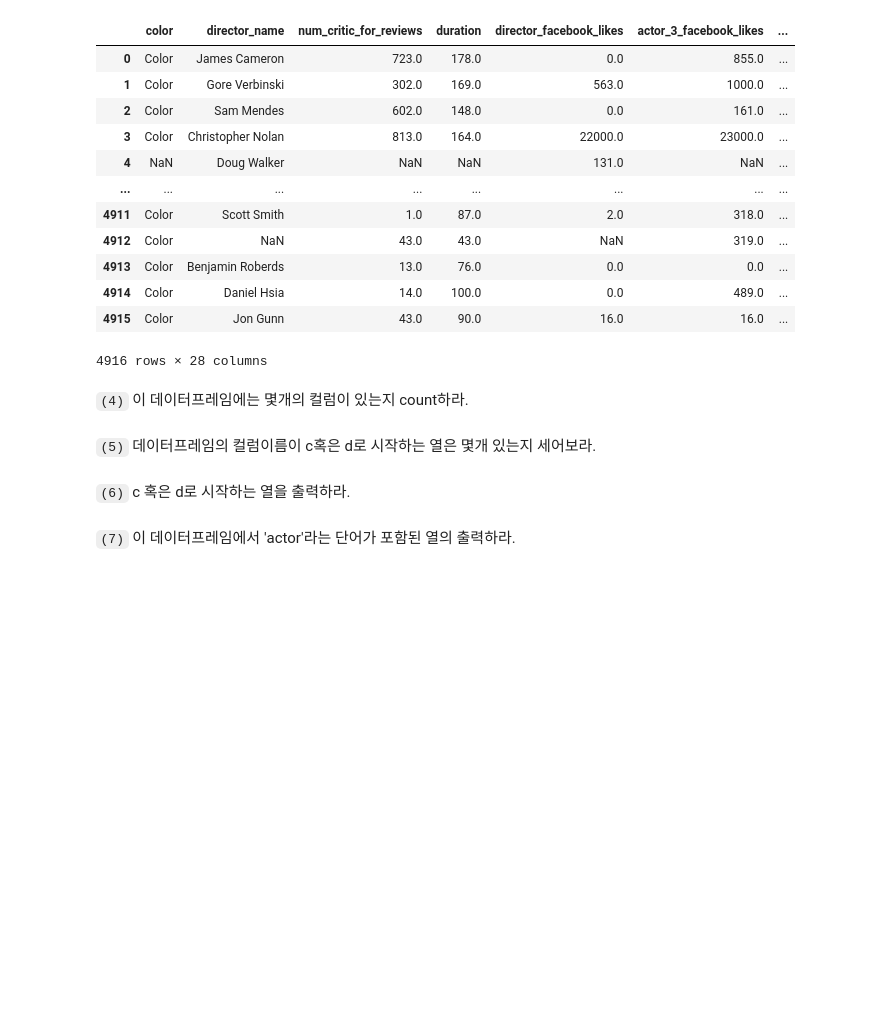
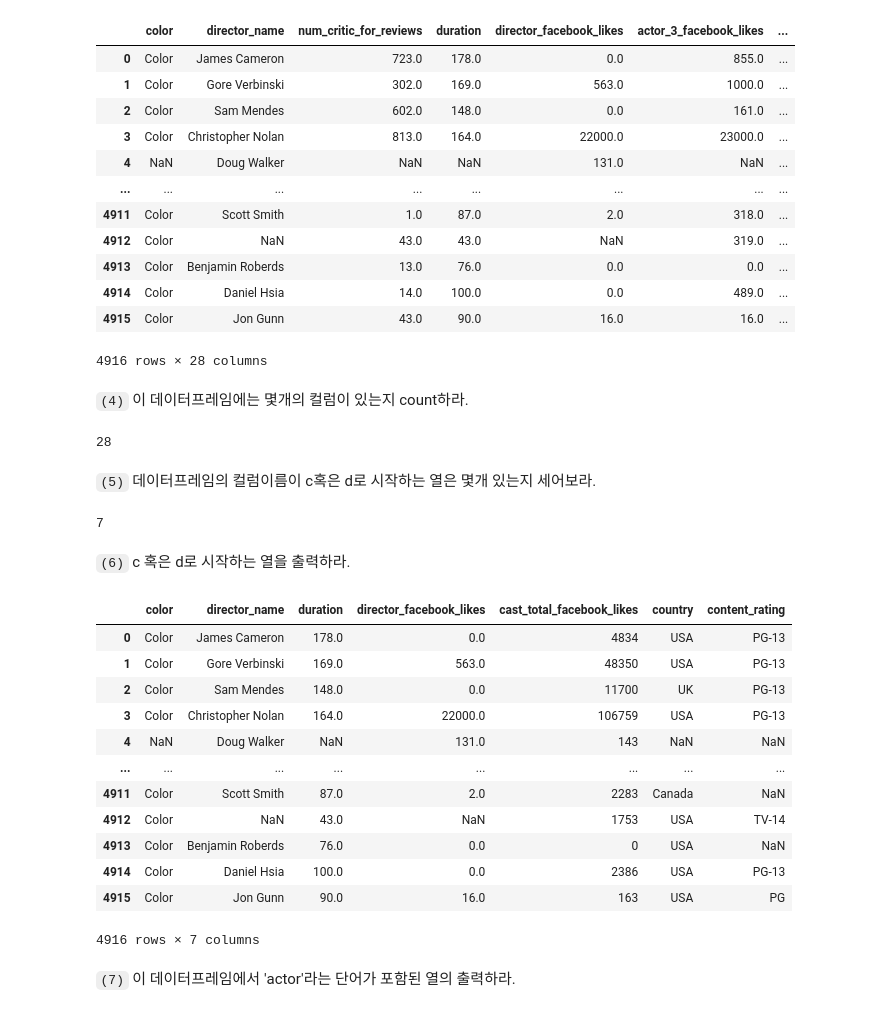
Before and after one commit to guebin/PP2024WIN, a Jupyter notebook: posts/Day2/ls07.ipynb, the cells around one changed output. Saved outputs shown, nothing was run; the diff lists cells and outputs as text; code cells hidden in the pictures; blank space fills up the shorter version.

```diff
--- a/posts/Day2/ls07.ipynb
+++ b/posts/Day2/ls07.ipynb
@@ -295,9 +349,33 @@ df
 4916 rows × 28 columns
 # %% [markdown]
 `(4)` 이 데이터프레임에는 몇개의 컬럼이 있는지 count하라.
+# %%
+len(list(df.keys()))
+# %% [output]
+28
 # %% [markdown]
 `(5)` 데이터프레임의 컬럼이름이 c혹은 d로 시작하는 열은 몇개 있는지 세어보라.
+# %%
+sum([(l[0] == 'c') or (l[0] == 'd') for l in list(df.keys())])
+# %% [output]
+7
 # %% [markdown]
 `(6)` c 혹은 d로 시작하는 열을 출력하라.
+# %%
+df.loc[:,[(l[0] == 'c') or (l[0] == 'd') for l in list(df.keys())]]
+# %% [output]
+|  | color | director_name | duration | director_facebook_likes | cast_total_facebook_likes | country | content_rating |
+| 0 | Color | James Cameron | 178.0 | 0.0 | 4834 | USA | PG-13 |
+| 1 | Color | Gore Verbinski | 169.0 | 563.0 | 48350 | USA | PG-13 |
+| 2 | Color | Sam Mendes | 148.0 | 0.0 | 11700 | UK | PG-13 |
+| 3 | Color | Christopher Nolan | 164.0 | 22000.0 | 106759 | USA | PG-13 |
+| 4 | NaN | Doug Walker | NaN | 131.0 | 143 | NaN | NaN |
+| ... | ... | ... | ... | ... | ... | ... | ... |
+| 4911 | Color | Scott Smith | 87.0 | 2.0 | 2283 | Canada | NaN |
+| 4912 | Color | NaN | 43.0 | NaN | 1753 | USA | TV-14 |
+| 4913 | Color | Benjamin Roberds | 76.0 | 0.0 | 0 | USA | NaN |
+| 4914 | Color | Daniel Hsia | 100.0 | 0.0 | 2386 | USA | PG-13 |
+| 4915 | Color | Jon Gunn | 90.0 | 16.0 | 163 | USA | PG |
+4916 rows × 7 columns
 # %% [markdown]
 `(7)` 이 데이터프레임에서 'actor'라는 단어가 포함된 열의 출력하라.
```
Also changed, not shown: parts of 6 cells of this notebook, 27 other files.
